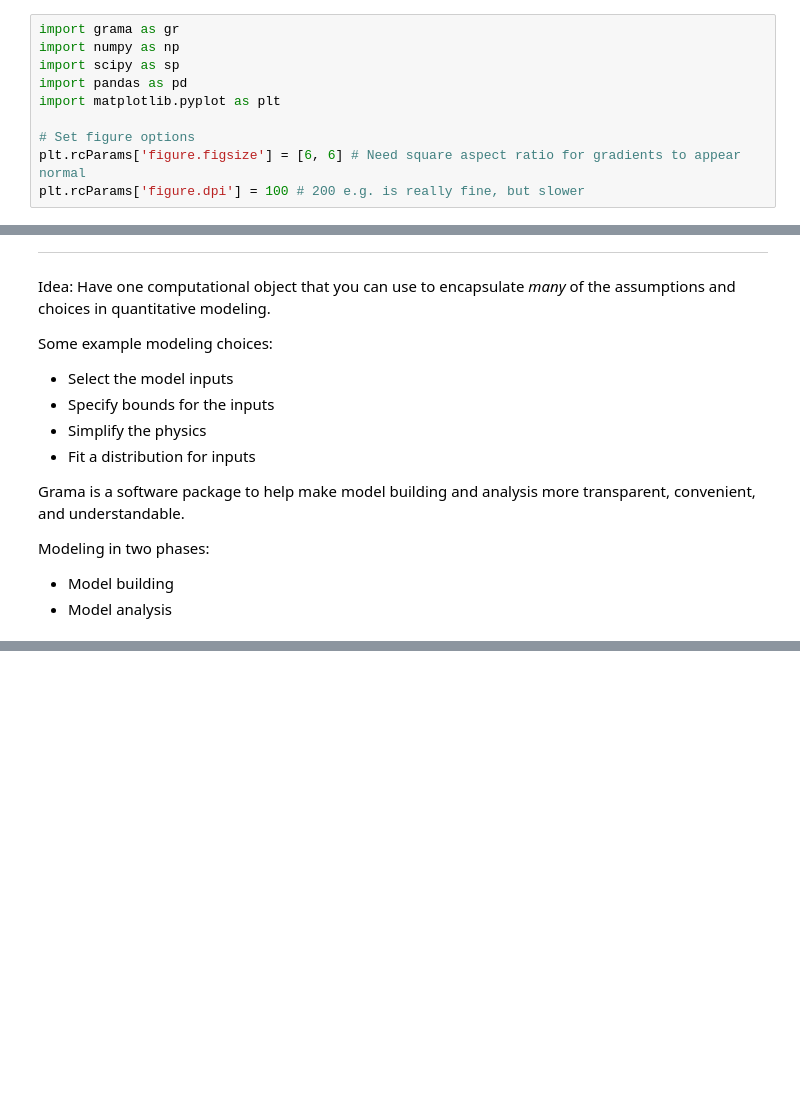
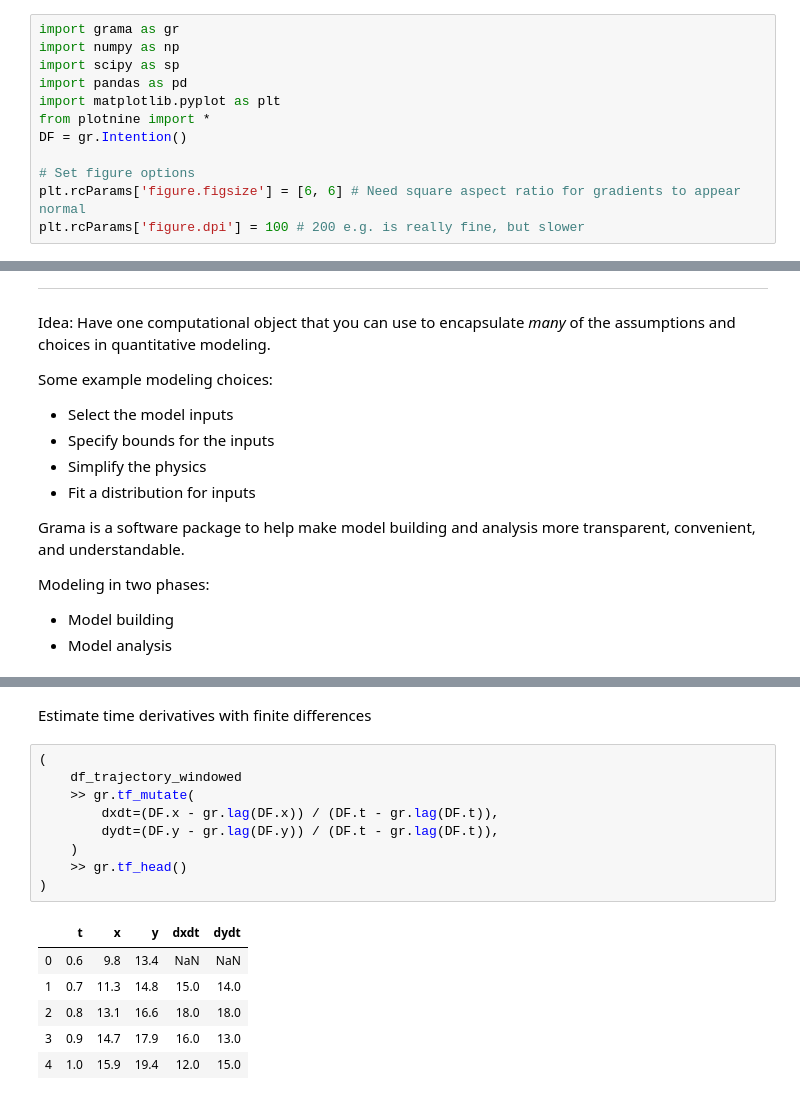
Before and after one commit to zdelrosario/pdo-notes, a Jupyter notebook: day4.ipynb, the cells around one changed output, grey strips where cells are left out. Saved outputs shown, nothing was run; the diff lists cells and outputs as text; blank space fills up the shorter version.

```diff
--- a/day4.ipynb
+++ b/day4.ipynb
@@ -10,6 +10,8 @@ import numpy as np
 import scipy as sp
 import pandas as pd
 import matplotlib.pyplot as plt
+from plotnine import *
+DF = gr.Intention()
 
 # Set figure options
 plt.rcParams['figure.figsize'] = [6, 6] # Need square aspect ratio for gradients to appear normal
@@ -76,0 +331,18 @@ md_RLC_det = (
+# %% [markdown]
+Estimate time derivatives with finite differences
+# %%
+(
+    df_trajectory_windowed
+    >> gr.tf_mutate(
+        dxdt=(DF.x - gr.lag(DF.x)) / (DF.t - gr.lag(DF.t)),
+        dydt=(DF.y - gr.lag(DF.y)) / (DF.t - gr.lag(DF.t)),
+    )
+    >> gr.tf_head()
+)
+# %% [output]
+|  | t | x | y | dxdt | dydt |
+| 0 | 0.6 | 9.8 | 13.4 | NaN | NaN |
+| 1 | 0.7 | 11.3 | 14.8 | 15.0 | 14.0 |
+| 2 | 0.8 | 13.1 | 16.6 | 18.0 | 18.0 |
+| 3 | 0.9 | 14.7 | 17.9 | 16.0 | 13.0 |
+| 4 | 1.0 | 15.9 | 19.4 | 12.0 | 15.0 |
```
Also changed, not shown: parts of 33 cells of this notebook.
